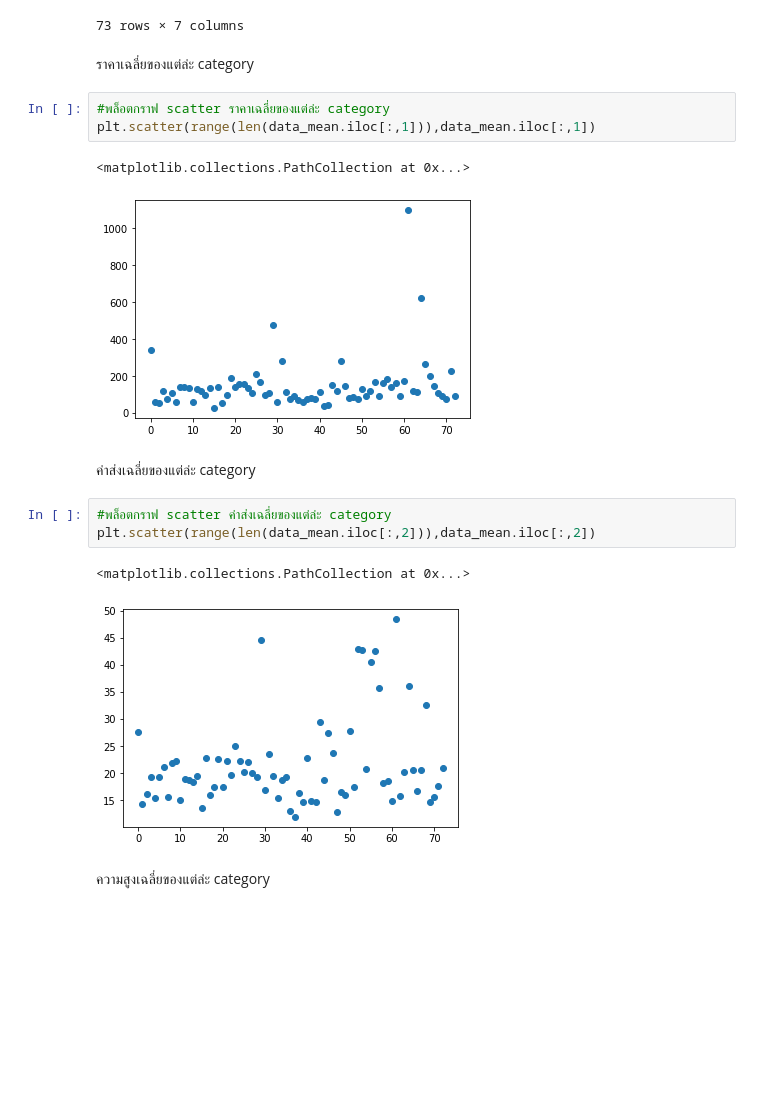
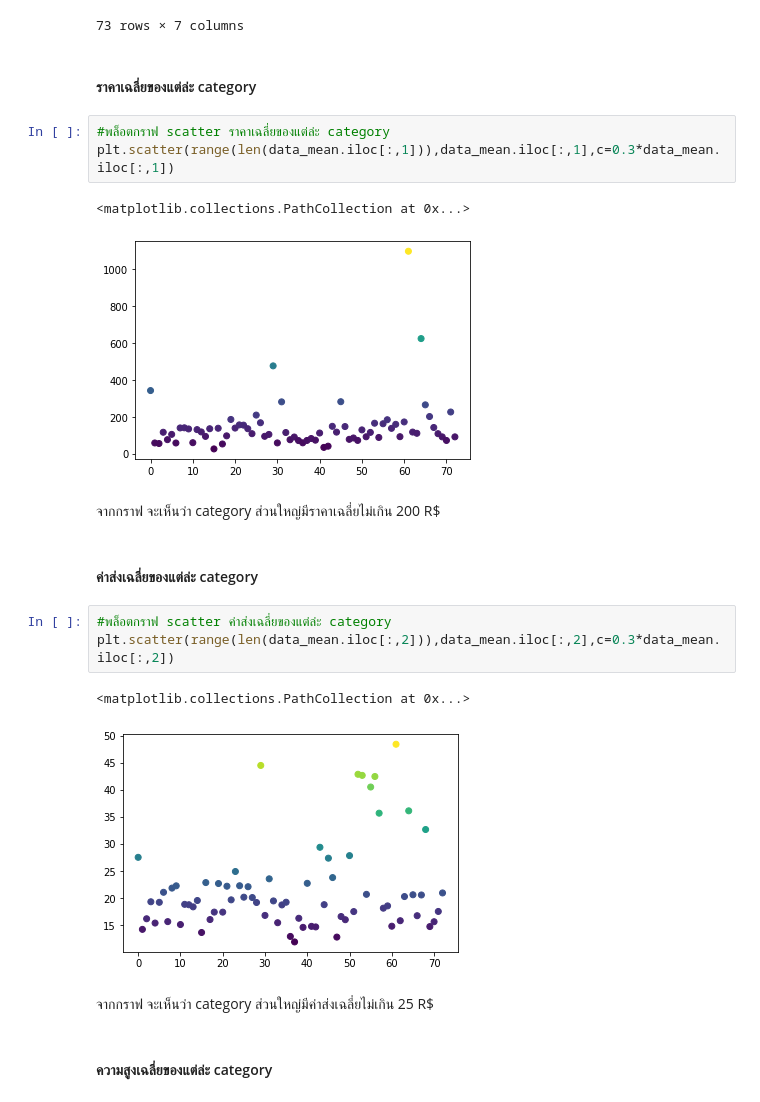
Before and after one commit to jittakorn-ch/DWDM21, a Jupyter notebook: Group_Project.ipynb, the cells around one changed output. Cells and saved outputs as stored; diff of their text form; blank space fills up the shorter version.

```diff
--- a/Group_Project.ipynb
+++ b/Group_Project.ipynb
@@ -737,22 +747,26 @@ data_mean
 | 72 | utilidades_domesticas | 90.788148 | 20.986374 | 24.209219 | 32.128518 | 3214.587881 | ... |
 73 rows × 7 columns
 # %% [markdown]
-ราคาเฉลี่ยของแต่ล่ะ category
+#### ราคาเฉลี่ยของแต่ล่ะ category
 # %%
 #พล็อตกราฟ scatter ราคาเฉลี่ยของแต่ล่ะ category
-plt.scatter(range(len(data_mean.iloc[:,1])),data_mean.iloc[:,1])
+plt.scatter(range(len(data_mean.iloc[:,1])),data_mean.iloc[:,1],c=0.3*data_mean.iloc[:,1])
 # %% [output]
 <matplotlib.collections.PathCollection at 0x...>
-[figure, old version]
+[figure, new version]
+# %% [markdown]
+จากกราฟ จะเห็นว่า category ส่วนใหญ่มีราคาเฉลี่ยไม่เกิน 200 R$
 # %% [markdown]
-ค่าส่งเฉลี่ยของแต่ล่ะ category
+#### ค่าส่งเฉลี่ยของแต่ล่ะ category
 # %%
 #พล็อตกราฟ scatter ค่าส่งเฉลี่ยของแต่ล่ะ category
-plt.scatter(range(len(data_mean.iloc[:,2])),data_mean.iloc[:,2])
+plt.scatter(range(len(data_mean.iloc[:,2])),data_mean.iloc[:,2],c=0.3*data_mean.iloc[:,2])
 # %% [output]
 <matplotlib.collections.PathCollection at 0x...>
-[figure, old version]
+[figure, new version]
+# %% [markdown]
+จากกราฟ จะเห็นว่า category ส่วนใหญ่มีค่าส่งเฉลี่ยไม่เกิน 25 R$
 # %% [markdown]
-ความสูงเฉลี่ยของแต่ล่ะ category
+#### ความสูงเฉลี่ยของแต่ล่ะ category
 # %%
 #พล็อตกราฟ scatter ความสูงเฉลี่ยของแต่ล่ะ category
```
Also changed, not shown: parts of 21 cells of this notebook.
